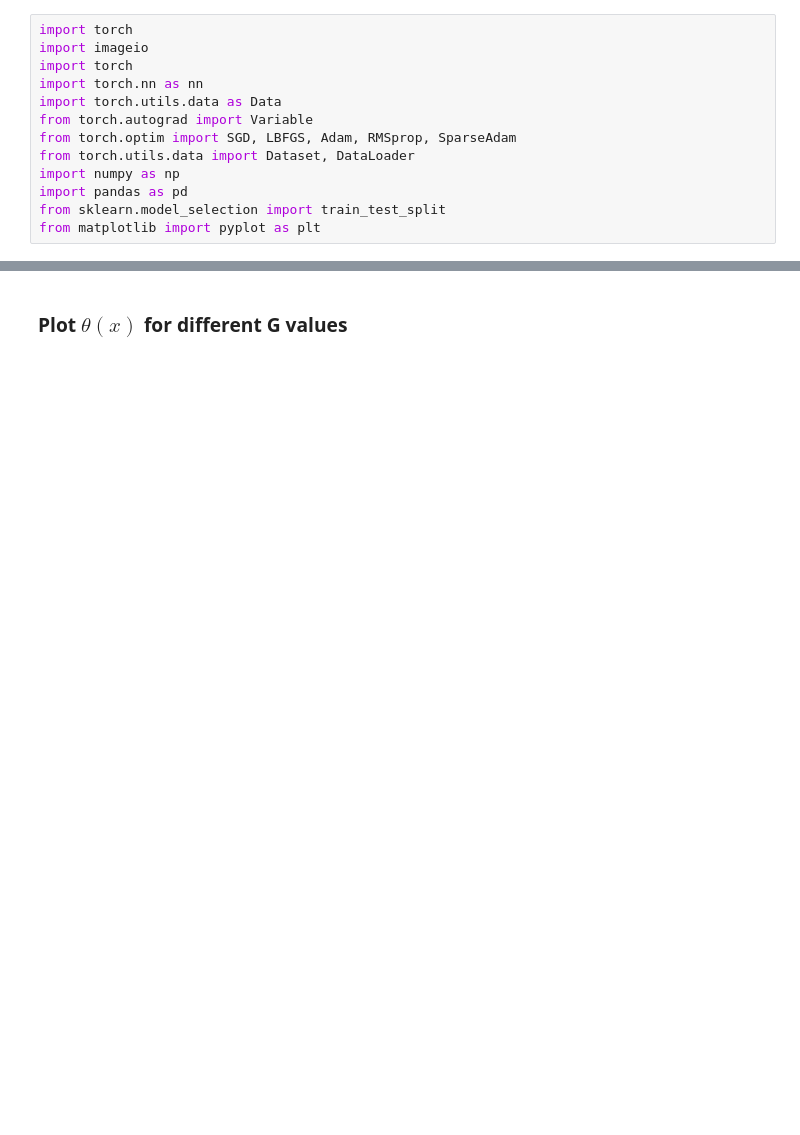
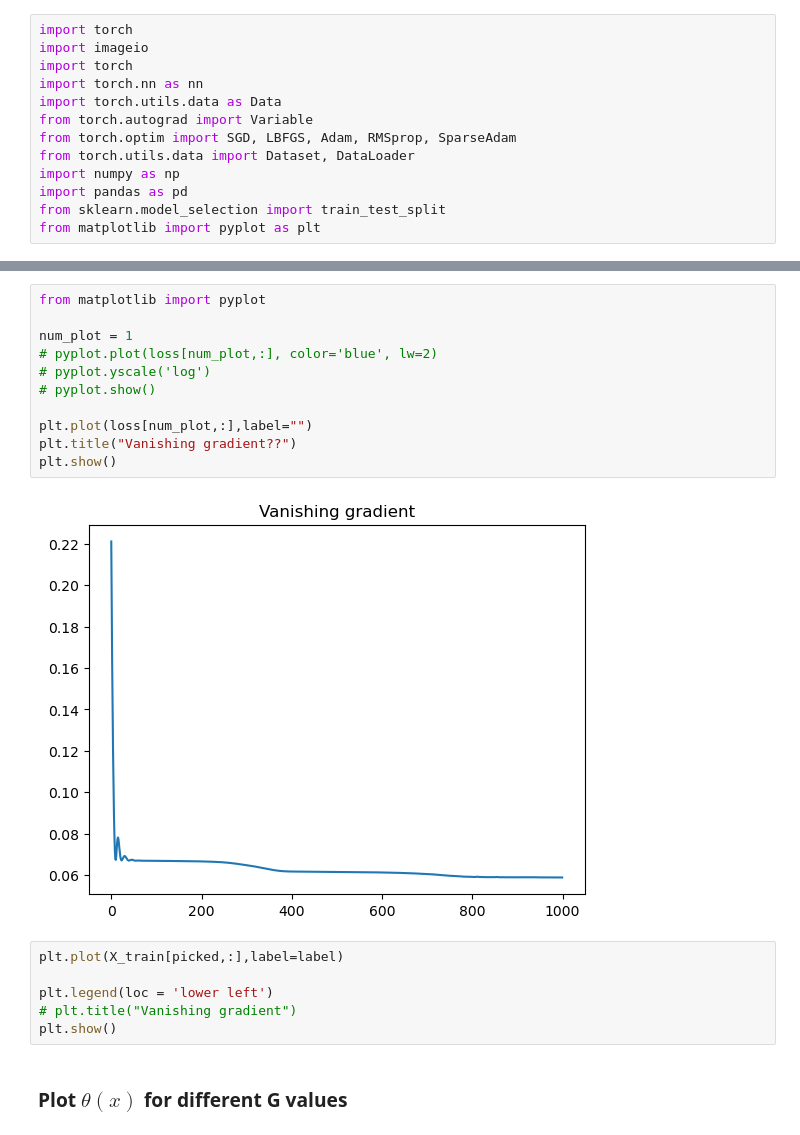
Before and after one commit to mvanzulli/Heat_Transfer_PINN, a Jupyter notebook: playground/Untitled.ipynb, the cells around one changed output, grey strips where cells are left out. Cells and saved outputs as stored; diff of their text form; blank space fills up the shorter version.

```diff
--- a/playground/Untitled.ipynb
+++ b/playground/Untitled.ipynb
@@ -95,3 +262,22 @@ X_test = np.multiply(np.add(X_test, [-T_inf]), [1/(T_b - T_inf)])
+# %%
+from matplotlib import pyplot
+
+num_plot = 1
+# pyplot.plot(loss[num_plot,:], color='blue', lw=2)
+# pyplot.yscale('log')
+# pyplot.show()
+
+plt.plot(loss[num_plot,:],label="")
+plt.title("Vanishing gradient??")
+plt.show()
+# %% [output]
+[figure, added]
+# %%
+plt.plot(X_train[picked,:],label=label)
+
+plt.legend(loc = 'lower left')
+# plt.title("Vanishing gradient")
+plt.show()
 # %% [markdown]
    ### Plot $\theta(x)$ for different G values
 # %%
```
Also changed, not shown: parts of 20 cells of this notebook, 2 other files.
